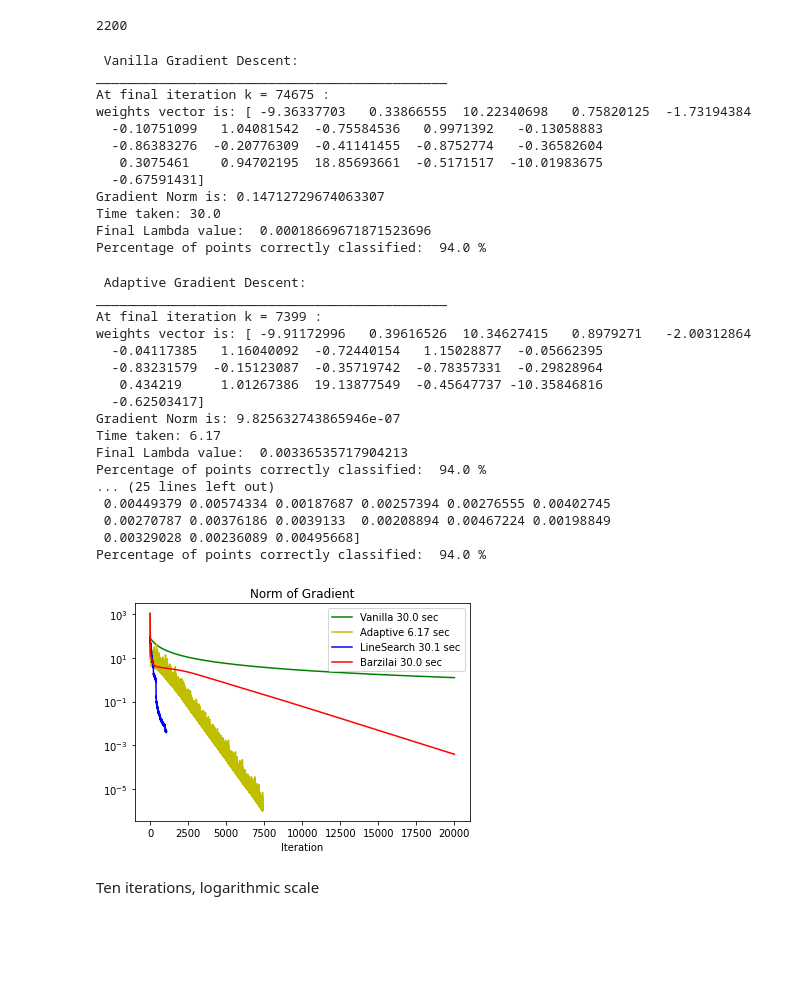
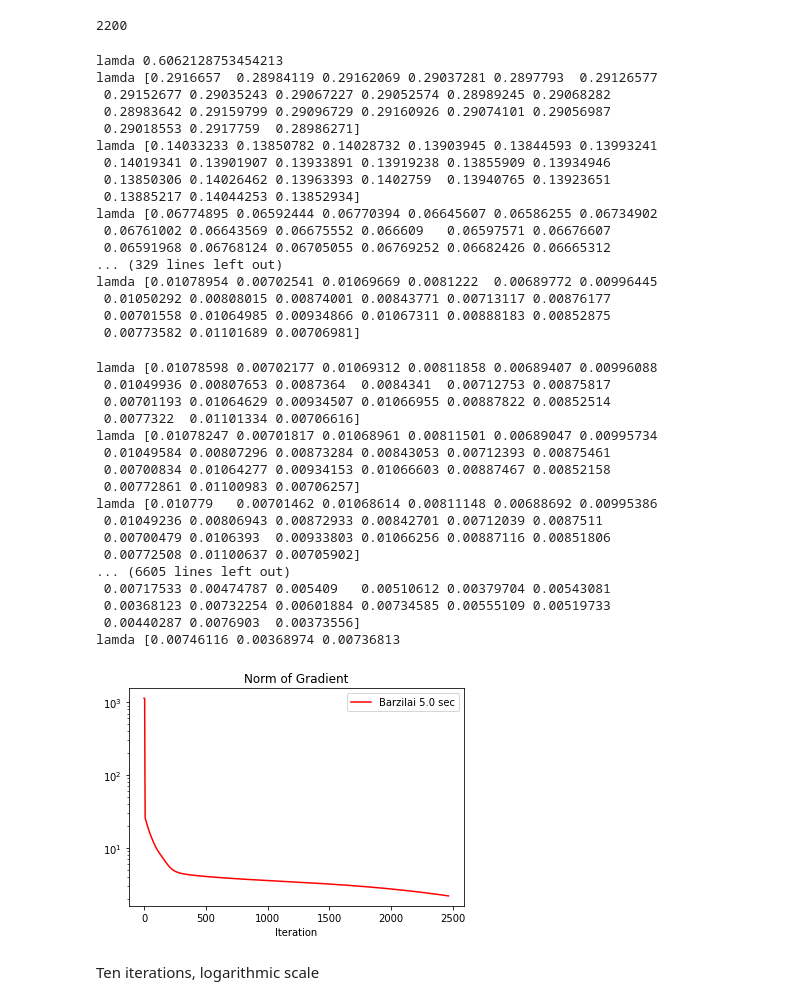
Before and after one commit to Swanchris/c_swan_research, a Jupyter notebook: 2_LogReg_clean.ipynb, the cells around one changed output. Drawn from its saved outputs; the diff is of its cells as text; code cells hidden in the pictures; blank space fills up the shorter version.

```diff
--- a/2_LogReg_clean.ipynb
+++ b/2_LogReg_clean.ipynb
@@ -214,6 +214,7 @@ class logRegGD:
         self.weights = deepcopy(self.weights_original)
         self.gr_list = []
         self.lamb = random.random()+1e-12
+        print('lamda',self.lamb)
         oldW = deepcopy(self.weights)
         self.GD()
         self.calc_norm()
@@ -222,7 +223,8 @@ class logRegGD:
             self.lamb = np.dot( np.squeeze(self.weights - oldW), \
                                self.log_gradient(self.weights) - self.log_gradient(oldW) ) \
                         / np.linalg.norm( self.log_gradient(self.weights) - self.log_gradient(oldW) )**2
-            oldX = deepcopy(self.weights)
+            print('lamda',self.lamb)
+#             oldW = deepcopy(self.weights)
             self.GD()
             self.calc_norm()
             self.gr_list.append( self.norm)
@@ -260,44 +262,49 @@ class logRegGD:
         print('Final Lambda value: ', self.lamb)
         print('Percentage of points correctly classified: ', self.classi*100, "%")
 # %%
-G = logRegGD(1e-6 , 30, 2*10**4)
+G = logRegGD(1e-6 , 5, 2*10**4)
 G.generate(1000, 0.1)
-G.Vanilla()
-G.Adaptive()
-G.LineSearch()
+# G.Vanilla()
+# G.Adaptive()
+# G.LineSearch()
 G.Barzilai()
 G.PrintPlots()
 # %% [output]
- Vanilla Gradient Descent:
-_____________________________________________
-At final iteration k = 74675 :
-weights vector is: [ -9.36337703   0.33866555  10.22340698   0.75820125  -1.73194384
-  -0.10751099   1.04081542  -0.75584536   0.9971392   -0.13058883
-  -0.86383276  -0.20776309  -0.41141455  -0.8752774   -0.36582604
-   0.3075461    0.94702195  18.85693661  -0.5171517  -10.01983675
-  -0.67591431]
-Gradient Norm is: 0.14712729674063307
-Time taken: 30.0
-Final Lambda value:  0.00018669671871523696
-Percentage of points correctly classified:  94.0 %
+lamda 0.6062128753454213
+lamda [0.2916657  0.28984119 0.29162069 0.29037281 0.2897793  0.29126577
+ 0.29152677 0.29035243 0.29067227 0.29052574 0.28989245 0.29068282
+ 0.28983642 0.29159799 0.29096729 0.29160926 0.29074101 0.29056987
+ 0.29018553 0.2917759  0.28986271]
+lamda [0.14033233 0.13850782 0.14028732 0.13903945 0.13844593 0.13993241
+ 0.14019341 0.13901907 0.13933891 0.13919238 0.13855909 0.13934946
+ 0.13850306 0.14026462 0.13963393 0.1402759  0.13940765 0.13923651
+ 0.13885217 0.14044253 0.13852934]
+lamda [0.06774895 0.06592444 0.06770394 0.06645607 0.06586255 0.06734902
+ 0.06761002 0.06643569 0.06675552 0.066609   0.06597571 0.06676607
+ 0.06591968 0.06768124 0.06705055 0.06769252 0.06682426 0.06665312
+... (329 lines left out)
+lamda [0.01078954 0.00702541 0.01069669 0.0081222  0.00689772 0.00996445
+ 0.01050292 0.00808015 0.00874001 0.00843771 0.00713117 0.00876177
+ 0.00701558 0.01064985 0.00934866 0.01067311 0.00888183 0.00852875
+ 0.00773582 0.01101689 0.00706981]
- Adaptive Gradient Descent:
-_____________________________________________
-At final iteration k = 7399 :
-weights vector is: [ -9.91172996   0.39616526  10.34627415   0.8979271   -2.00312864
-  -0.04117385   1.16040092  -0.72440154   1.15028877  -0.05662395
-  -0.83231579  -0.15123087  -0.35719742  -0.78357331  -0.29828964
-   0.434219     1.01267386  19.13877549  -0.45647737 -10.35846816
-  -0.62503417]
-Gradient Norm is: 9.825632743865946e-07
-Time taken: 6.17
-Final Lambda value:  0.00336535717904213
-Percentage of points correctly classified:  94.0 %
-... (25 lines left out)
- 0.00449379 0.00574334 0.00187687 0.00257394 0.00276555 0.00402745
- 0.00270787 0.00376186 0.0039133  0.00208894 0.00467224 0.00198849
- 0.00329028 0.00236089 0.00495668]
-Percentage of points correctly classified:  94.0 %
+lamda [0.01078598 0.00702177 0.01069312 0.00811858 0.00689407 0.00996088
+ 0.01049936 0.00807653 0.0087364  0.0084341  0.00712753 0.00875817
+ 0.00701193 0.01064629 0.00934507 0.01066955 0.00887822 0.00852514
+ 0.0077322  0.01101334 0.00706616]
+lamda [0.01078247 0.00701817 0.01068961 0.00811501 0.00689047 0.00995734
+ 0.01049584 0.00807296 0.00873284 0.00843053 0.00712393 0.00875461
+ 0.00700834 0.01064277 0.00934153 0.01066603 0.00887467 0.00852158
+ 0.00772861 0.01100983 0.00706257]
+lamda [0.010779   0.00701462 0.01068614 0.00811148 0.00688692 0.00995386
+ 0.01049236 0.00806943 0.00872933 0.00842701 0.00712039 0.0087511
+ 0.00700479 0.0106393  0.00933803 0.01066256 0.00887116 0.00851806
+ 0.00772508 0.01100637 0.00705902]
+... (6605 lines left out)
+ 0.00717533 0.00474787 0.005409   0.00510612 0.00379704 0.00543081
+ 0.00368123 0.00732254 0.00601884 0.00734585 0.00555109 0.00519733
+ 0.00440287 0.0076903  0.00373556]
+lamda [0.00746116 0.00368974 0.00736813
-[figure, old version]
+[figure, new version]
 # %% [markdown]
 Ten iterations, logarithmic scale
 # %%
```
Also changed, not shown: 29 other files.
